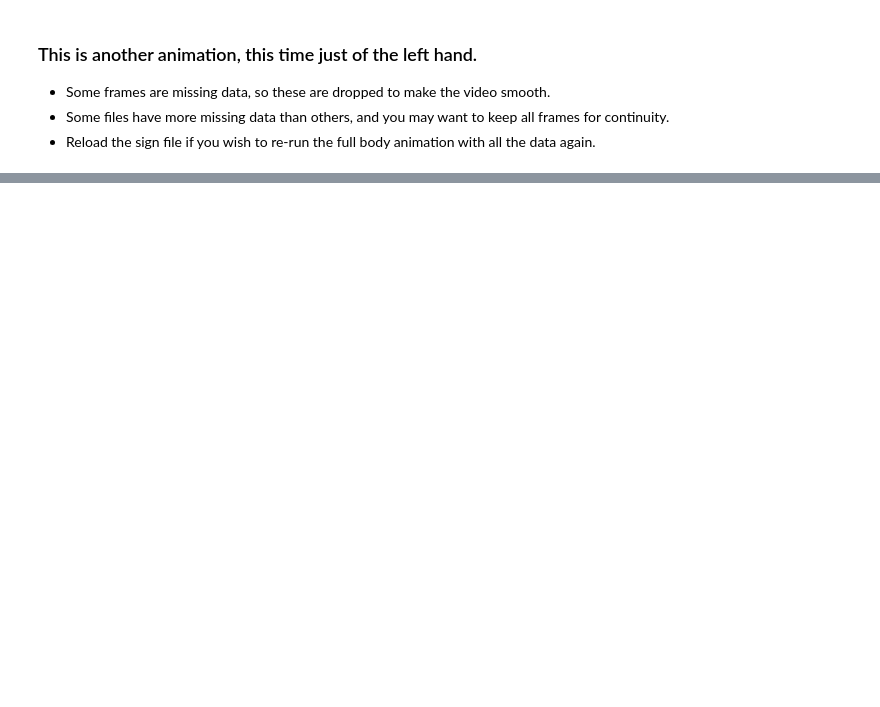
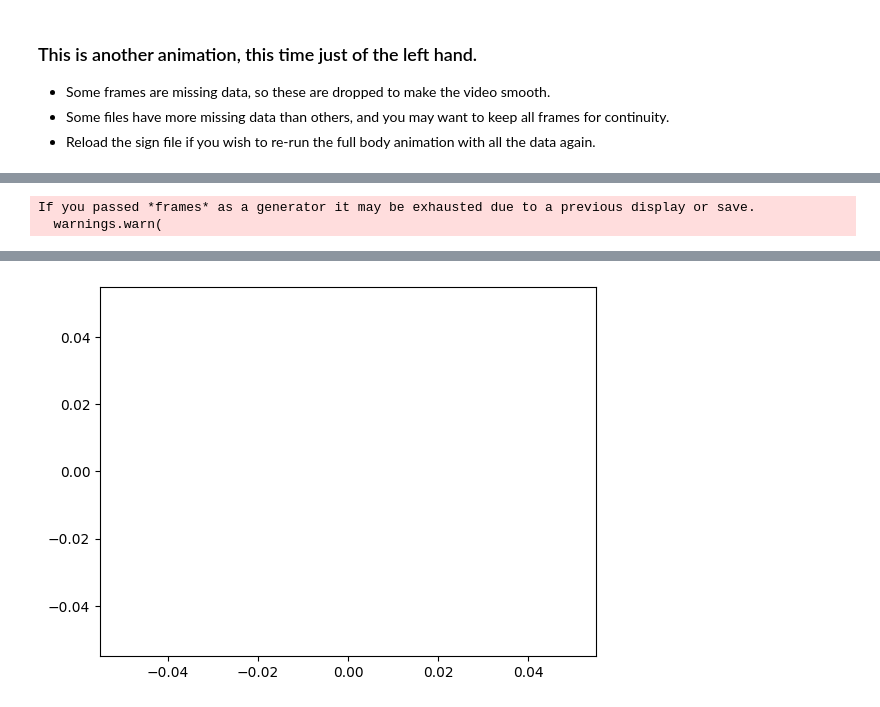
Before and after one commit to Gestura-ASL/ASLWordGenerator, a Jupyter notebook: notebooks/animated-data-visualization.ipynb, the cells around one changed output, grey strips where cells are left out. Saved outputs shown, nothing was run; the diff lists cells and outputs as text; code cells hidden in the pictures; blank space fills up the shorter version.

```diff
--- a/notebooks/animated-data-visualization.ipynb
+++ b/notebooks/animated-data-visualization.ipynb
@@ -139,0 +133,29 @@ The sign being shown here is: face
+# %%
+sign = sign[sign.type=='right_hand'].dropna()
+def animation_frame(f):
+    frame = sign[sign.frame==f]
+    left = frame[frame.type=='right_hand']
+    lx, ly = get_hand_points(left)
+    ax.clear()
+    for i in range(len(lx)):
+        ax.plot(lx[i], ly[i])
+    plt.xlim(xmin, xmax)
+    plt.ylim(ymin, ymax)
+
+
+#print(f"The sign being shown here is: {train[train.path==f'{path_to_sign}'].sign.values[0]}")
+
+## These values set the limits on the graph to stabilize the video
+xmin = sign.x.min() - 0.2
+xmax = sign.x.max() + 0.2
+ymin = sign.y.min() - 0.2
+ymax = sign.y.max() + 0.2
+
+fig, ax = plt.subplots()
+l, = ax.plot([], [])
+animation = FuncAnimation(fig, func=animation_frame, frames=sign.frame.unique())
+
+HTML(animation.to_html5_video())
+# %% [output]
+If you passed *frames* as a generator it may be exhausted due to a previous display or save.
+  warnings.warn(
@@ -139,0 +163 @@ The sign being shown here is: face
+[figure, added]
```
Also changed, not shown: parts of 5 cells of this notebook.
